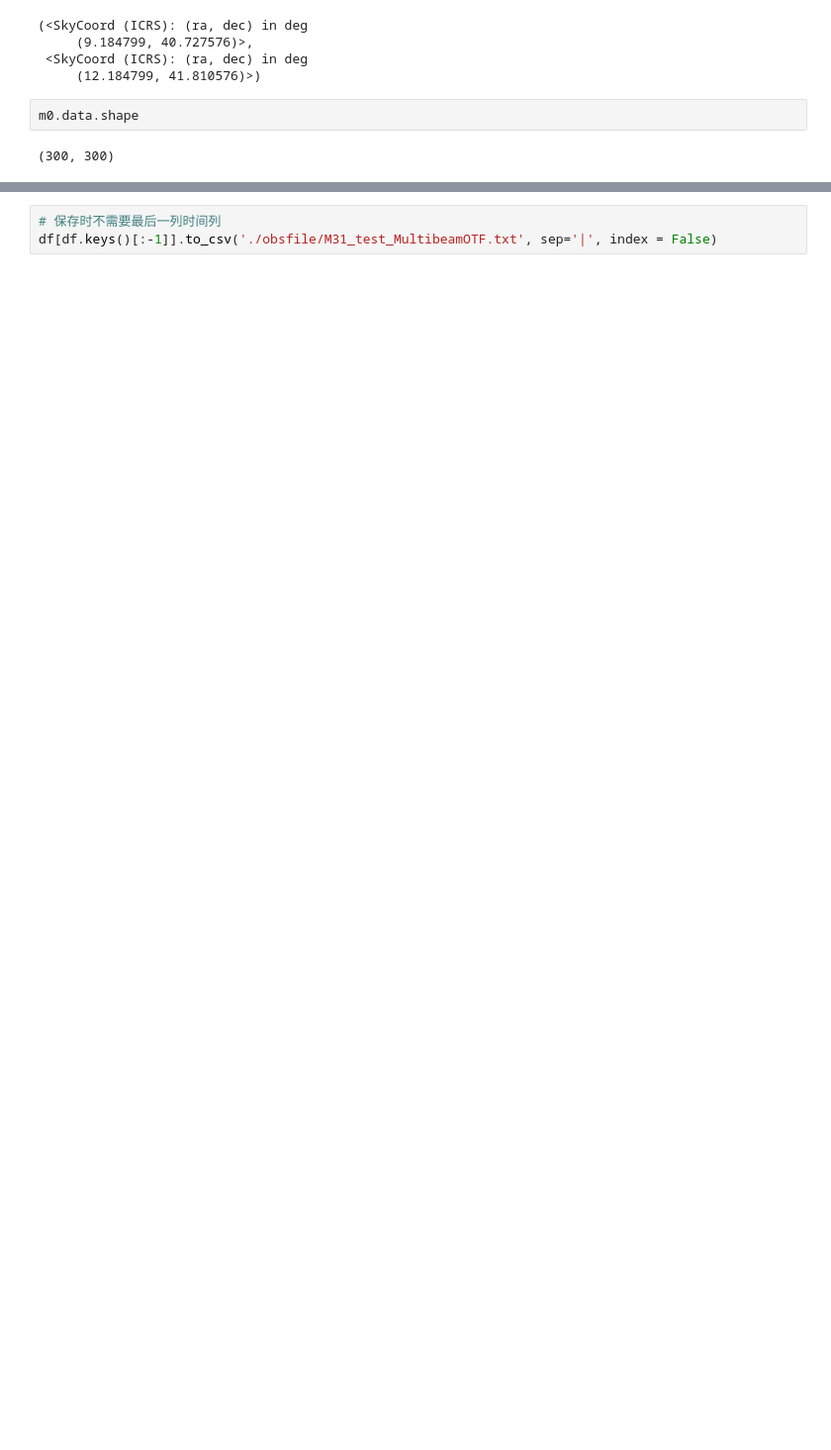
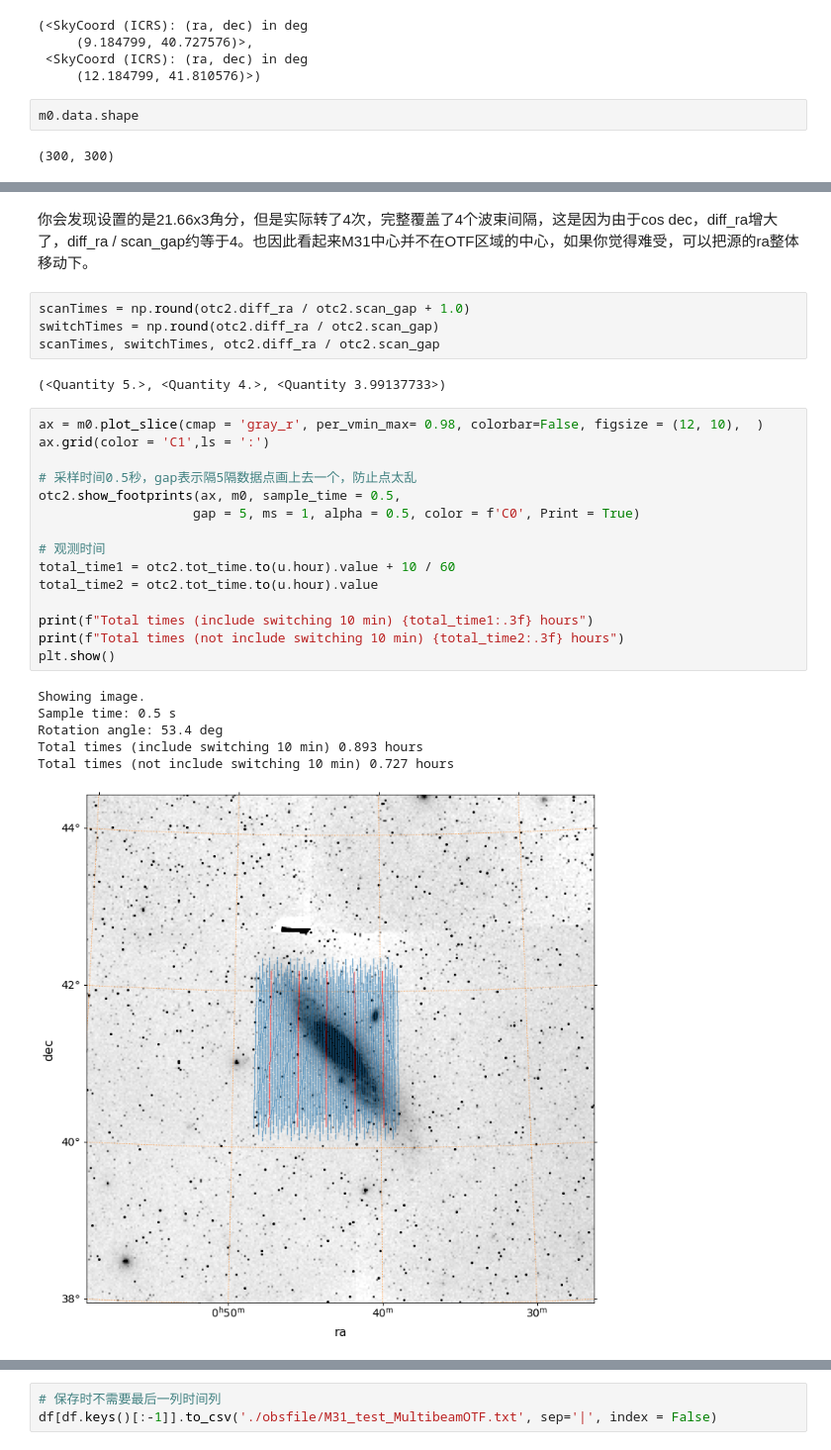
Before and after one commit to StellarXu/obshelper, a Jupyter notebook: doc/Example1_MultibeamOTF.ipynb, the cells around one changed output, grey strips where cells are left out. Shown at 99% size. Cells and saved outputs as stored; diff of their text form; blank space fills up the shorter version.

```diff
--- a/doc/Example1_MultibeamOTF.ipynb
+++ b/doc/Example1_MultibeamOTF.ipynb
@@ -112,0 +136,30 @@ $3.1275281 \; \mathrm{deg^{2}}$
+# %% [markdown]
+你会发现设置的是21.66x3角分，但是实际转了4次，完整覆盖了4个波束间隔，这是因为由于cos dec，diff_ra增大了，diff_ra / scan_gap约等于4。也因此看起来M31中心并不在OTF区域的中心，如果你觉得难受，可以把源的ra整体移动下。
+# %%
+scanTimes = np.round(otc2.diff_ra / otc2.scan_gap + 1.0)
+switchTimes = np.round(otc2.diff_ra / otc2.scan_gap)
+scanTimes, switchTimes, otc2.diff_ra / otc2.scan_gap
+# %% [output]
+(<Quantity 5.>, <Quantity 4.>, <Quantity 3.99137733>)
+# %%
+ax = m0.plot_slice(cmap = 'gray_r', per_vmin_max= 0.98, colorbar=False, figsize = (12, 10),  )
+ax.grid(color = 'C1',ls = ':')
+
+# 采样时间0.5秒，gap表示隔5隔数据点画上去一个，防止点太乱
+otc2.show_footprints(ax, m0, sample_time = 0.5,
+                    gap = 5, ms = 1, alpha = 0.5, color = f'C0', Print = True)
+
+# 观测时间
+total_time1 = otc2.tot_time.to(u.hour).value + 10 / 60
+total_time2 = otc2.tot_time.to(u.hour).value
+
+print(f"Total times (include switching 10 min) {total_time1:.3f} hours")
+print(f"Total times (not include switching 10 min) {total_time2:.3f} hours")
+plt.show()
+# %% [output]
+Showing image.
+Sample time: 0.5 s
+Rotation angle: 53.4 deg
+Total times (include switching 10 min) 0.893 hours
+Total times (not include switching 10 min) 0.727 hours
+[figure, added]
```
Also changed, not shown: parts of 14 cells of this notebook, 2 other files.
